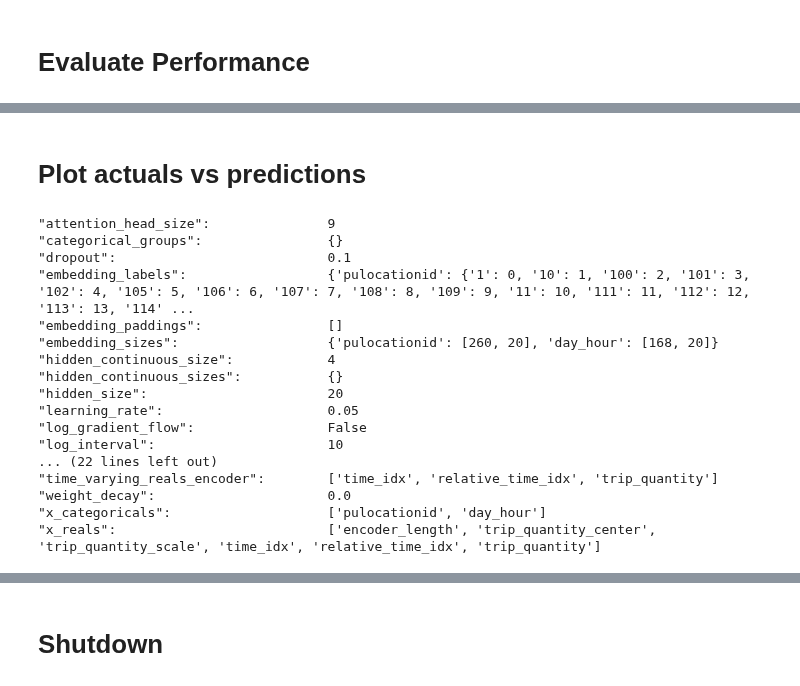
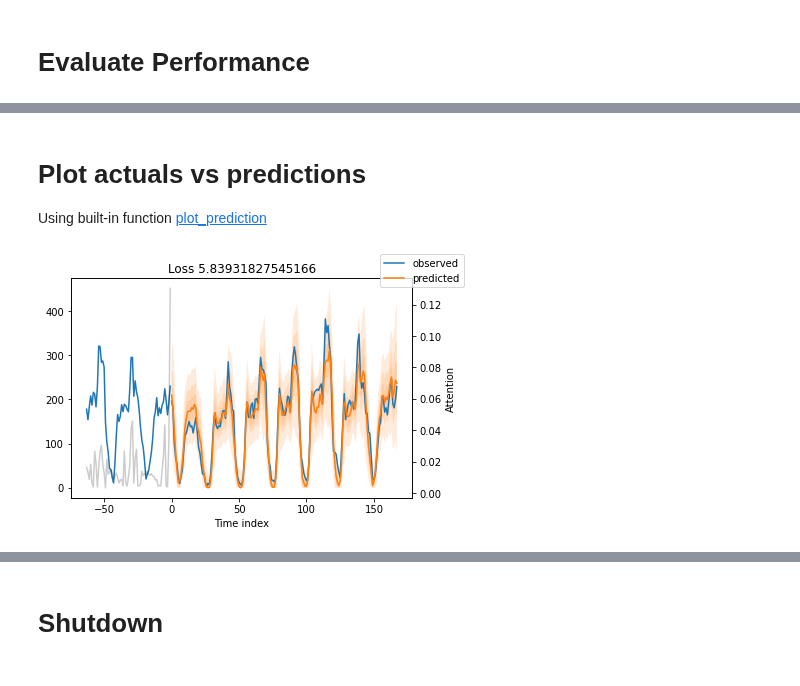
Before and after one commit to christy/AnyscaleDemos, a Jupyter notebook: forecasting_demos/pytorch_forecasting_ray_local.ipynb, the cells around one changed output, grey strips where cells are left out. Saved outputs shown, nothing was run; the diff lists cells and outputs as text; code cells hidden in the pictures.

```diff
--- a/forecasting_demos/pytorch_forecasting_ray_local.ipynb
+++ b/forecasting_demos/pytorch_forecasting_ray_local.ipynb
@@ -513,24 +637,32 @@ You are running Ray Local
 # %%
 %%time
 # specify all the config parameters
+# smaller batch size on laptop gets rid of "leaked semaphore objects" warnings
 config = {
     "forecast_horizon": 168,
     "context_length": 63,
-    "num_gpus": 0,
-    "batch_size": 128,
-    "num_dataloader_workers": AVAILABLE_LOCAL_CPU,
+    "num_gpus": AVAILABLE_GPU,
+    "batch_size": 128,  #64,
+    "num_training_workers": NUM_TRAINING_WORKERS,
     "epochs": 2,
     "lr": 0.05,
     "hidden_size": 20,
-    "dropout": 0.13,
+    "dropout": 0.1,
+    # "dropout": tune.choice([0, 0.05, 0.1]),
     "hidden_continuous_size": 4,
-    "attention_head_size": 9,
+    "attention_head_size": NUM_TRAINING_WORKERS,
     "limit_train_batches": 0.25,
+    "fast_mode": False,
+    "tuning_run": False,
 }
 
+start = time.time()
+
 # Train the model, save the validation data loader and trainer objects
-validation_loader, trainer, best_model, best_model_path = train_func(config, plugin)
+validation_loader, trainer, best_model, best_model_path = \
+    train_func(config, plugin)
 
+print(f"Finished in: {(time.time()-start)/60} minutes")
 print(f"val data loader: {type(validation_loader)}")
 print(f"trainer: {type(trainer)}")
 print(f"plugin: {type(plugin)}")
@@ -663,3 +792,5 @@ WQL: 0.021402491256594658
 # TensorBoard 2.7.0 at http://localhost:6006/ (Press CTRL+C to quit)
 # %% [markdown]
 # Plot actuals vs predictions
+
+Using built-in function <a href="https://pytorch-forecasting.readthedocs.io/en/latest/_modules/pytorch_forecasting/models/base_model.html#BaseModel.plot_prediction">plot_prediction</a>
@@ -666,22 +801,9 @@ WQL: 0.021402491256594658
 # %%
 # Look up embedding index values of items you want to find
-best_model.hparams
+# best_model.hparams
-# %% [output]
-"attention_head_size":               9
-"categorical_groups":                {}
-"dropout":                           0.1
-"embedding_labels":                  {'pulocationid': {'1': 0, '10': 1, '100': 2, '101': 3, '102': 4, '105': 5, '106': 6, '107': 7, '108': 8, '109': 9, '11': 10, '111': 11, '112': 12, '113': 13, '114' ...
-"embedding_paddings":                []
-"embedding_sizes":                   {'pulocationid': [260, 20], 'day_hour': [168, 20]}
-"hidden_continuous_size":            4
-"hidden_continuous_sizes":           {}
-"hidden_size":                       20
-"learning_rate":                     0.05
-"log_gradient_flow":                 False
-"log_interval":                      10
-... (22 lines left out)
-"time_varying_reals_encoder":        ['time_idx', 'relative_time_idx', 'trip_quantity']
-"weight_decay":                      0.0
-"x_categoricals":                    ['pulocationid', 'day_hour']
-"x_reals":                           ['encoder_length', 'trip_quantity_center', 'trip_quantity_scale', 'time_idx', 'relative_time_idx', 'trip_quantity']
+# %%
+for idx in [141, 43, 144]:  # plot first 5 indexes (sort of a random sample)
+    best_model.plot_prediction(x, raw_predictions, idx=idx, add_loss_to_title=True)
+# %% [output]
+[figure, added]
 # %%
```
Also changed, not shown: parts of 18 cells of this notebook, 1 other file.
